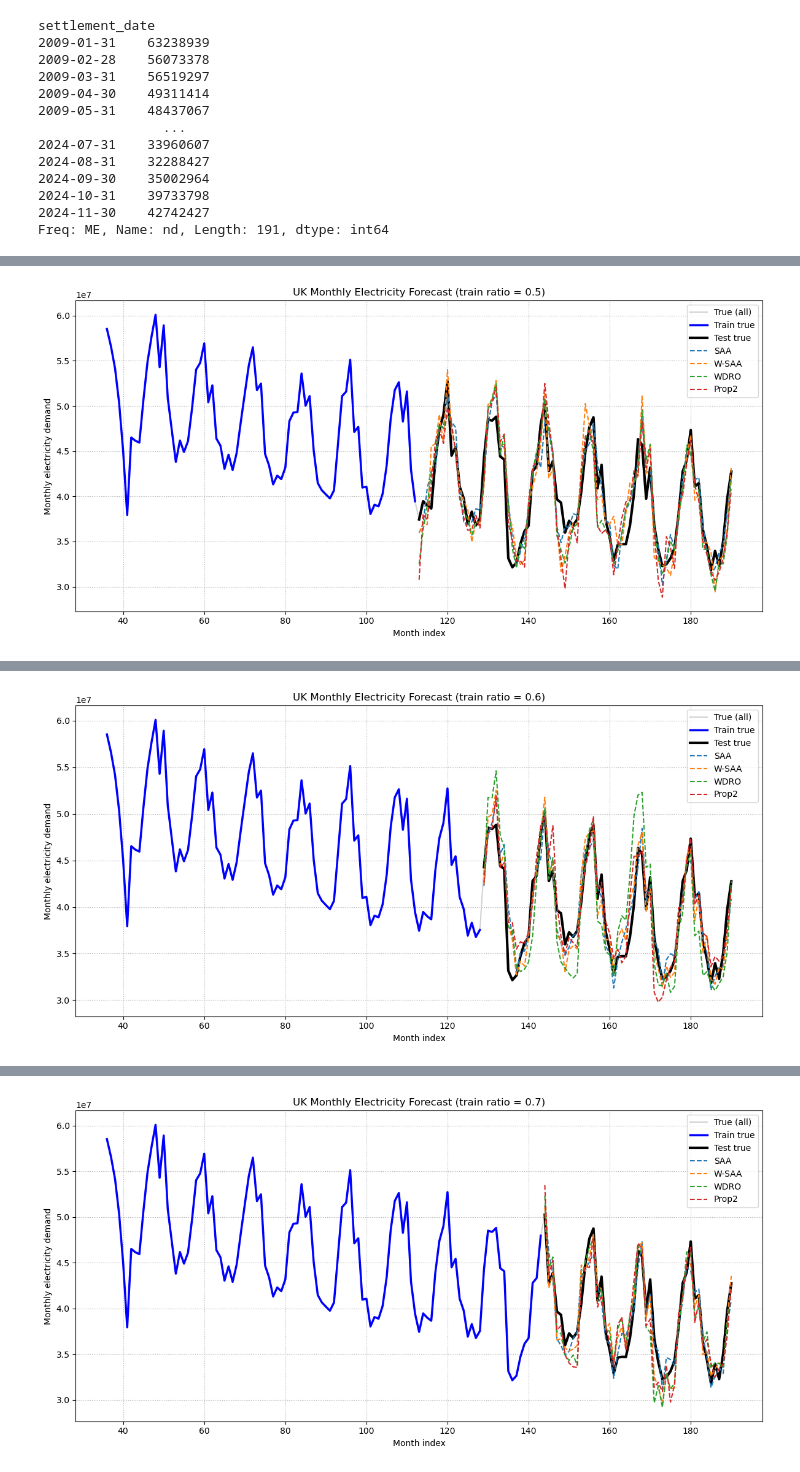
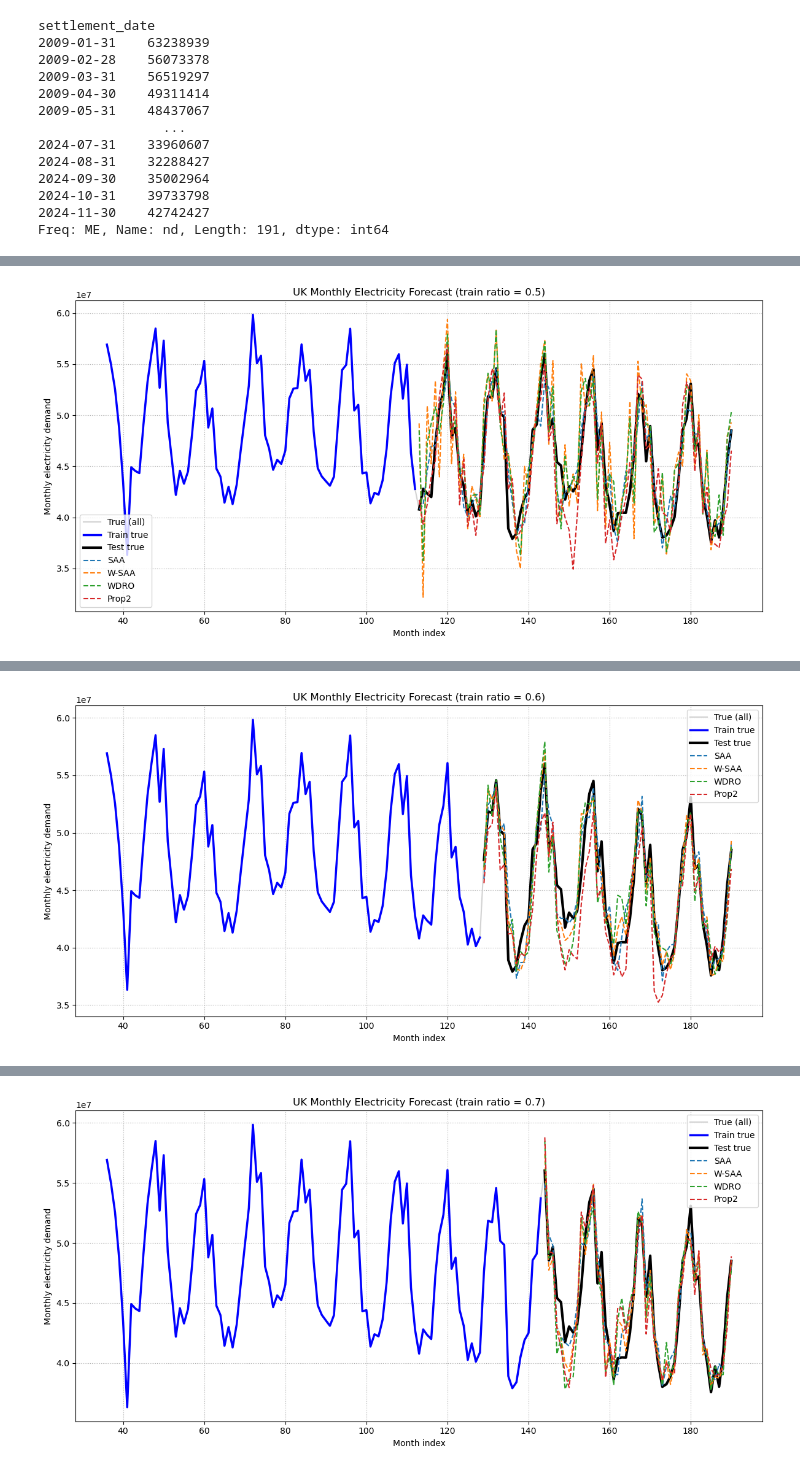
Before and after one commit to ujicrush/SP2, a Jupyter notebook: electricity consumption UK.ipynb, the cells around one changed output, grey strips where cells are left out. Cells and saved outputs as stored; diff of their text form; code cells hidden in the pictures.

Commit message:
add drifts to the data

```diff
--- a/electricity consumption UK.ipynb
+++ b/electricity consumption UK.ipynb
@@ -208,0 +219,25 @@ Freq: ME, Name: nd, Length: 191, dtype: int64
+# %%
+values = df_monthly.values.astype(float)
+dates = df_monthly.index
+
+step_mask = (
+    (dates.month == 1) &
+    (dates.year >= 2010) &
+    ((dates.year - 2010) % 5 == 0)
+)
+
+step_indices = np.where(step_mask)[0]
+
+print("step dates:", dates[step_indices])
+
+np.random.seed(42)
+values_drift = values.copy()
+
+for idx in step_indices:
+    current_val = values_drift[idx]
+    perc = np.random.uniform(-0.1, 0.1)
+    delta = current_val * perc
+    values_drift[idx:] += delta
+
+df_drift = pd.Series(values_drift, index=dates, name='nd')
+df_drift
@@ -235,5 +269,5 @@ Freq: ME, Name: nd, Length: 191, dtype: int64
 # %%
-data = df_monthly.copy()
+data = df_drift.copy()
 data = data.to_frame()
 data['settlement_date'] = data.index
 
@@ -425,7 +459,7 @@ for ratio in time_ratios:
 
     # Rebuild Box uncertainty set on Train+Val
     Z_trainval = np.hstack([X_trainval, y_trainval[:, None]])
-    ell_tv, upp_tv = build_box_uncertainty(Z_trainval, qmin=0.01, qmax=0.99, eta=0.02)
+    ell_tv, upp_tv = build_box_uncertainty(Z_trainval, qmin=0.01, qmax=0.99, eta=0.1)
     C1_tv, c2_tv, d_tv = build_box_conic_from_bounds(ell_tv, upp_tv, X_trainval.shape[1])
 
     T_time_trainval = len(y_trainval)
@@ -560,4 +594,4 @@ Test samples     : 78
-[figure, old version]
+[figure, new version]
 === Time ratio 0.6 ===
 Train+Val samples: 93
 Test samples     : 62
@@ -574,4 +608,4 @@ Test samples     : 62
-[figure, old version]
+[figure, new version]
 === Time ratio 0.7 ===
 Train+Val samples: 108
 Test samples     : 47
@@ -588,4 +622,4 @@ Test samples     : 47
-[figure, old version]
+[figure, new version]
 === Time ratio 0.8 ===
 Train+Val samples: 124
 Test samples     : 31
```
Also changed, not shown: parts of 5 cells of this notebook, 4 other files.
